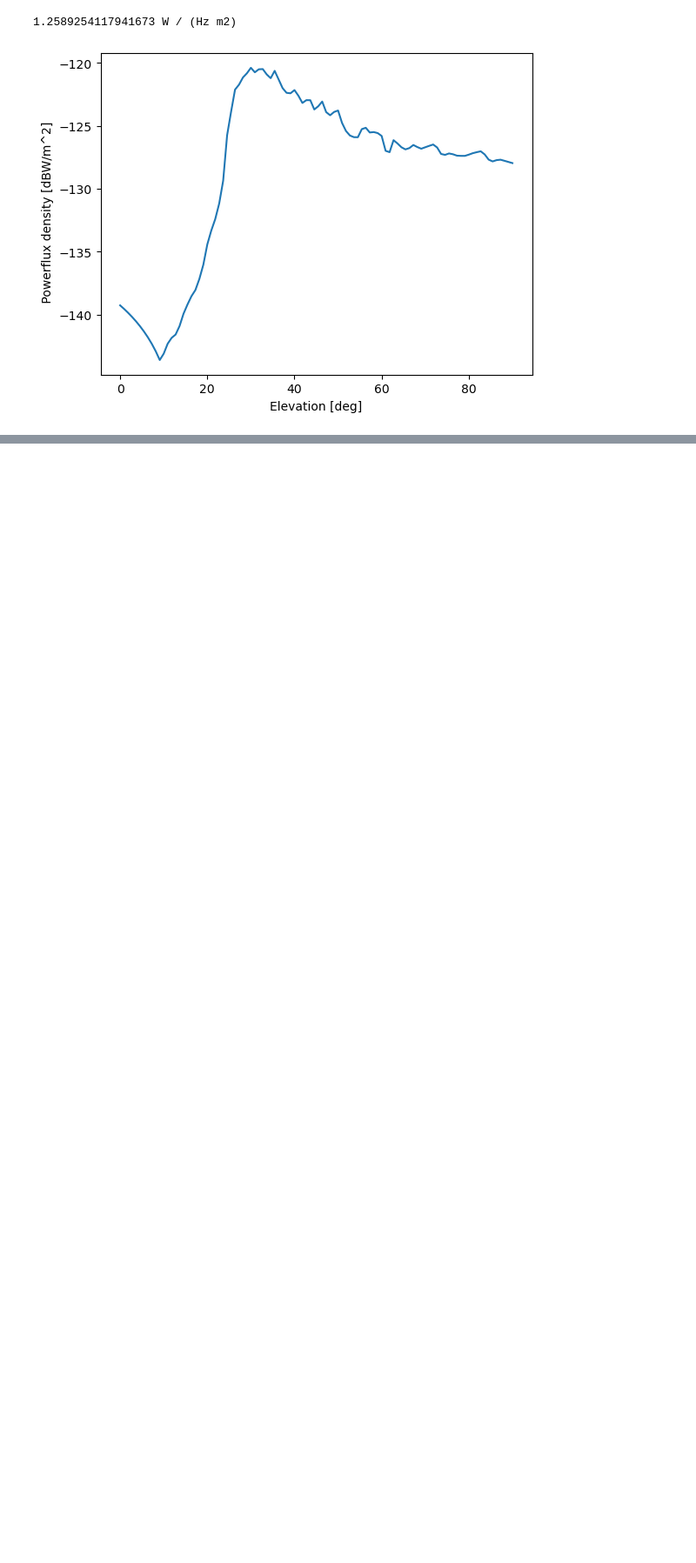
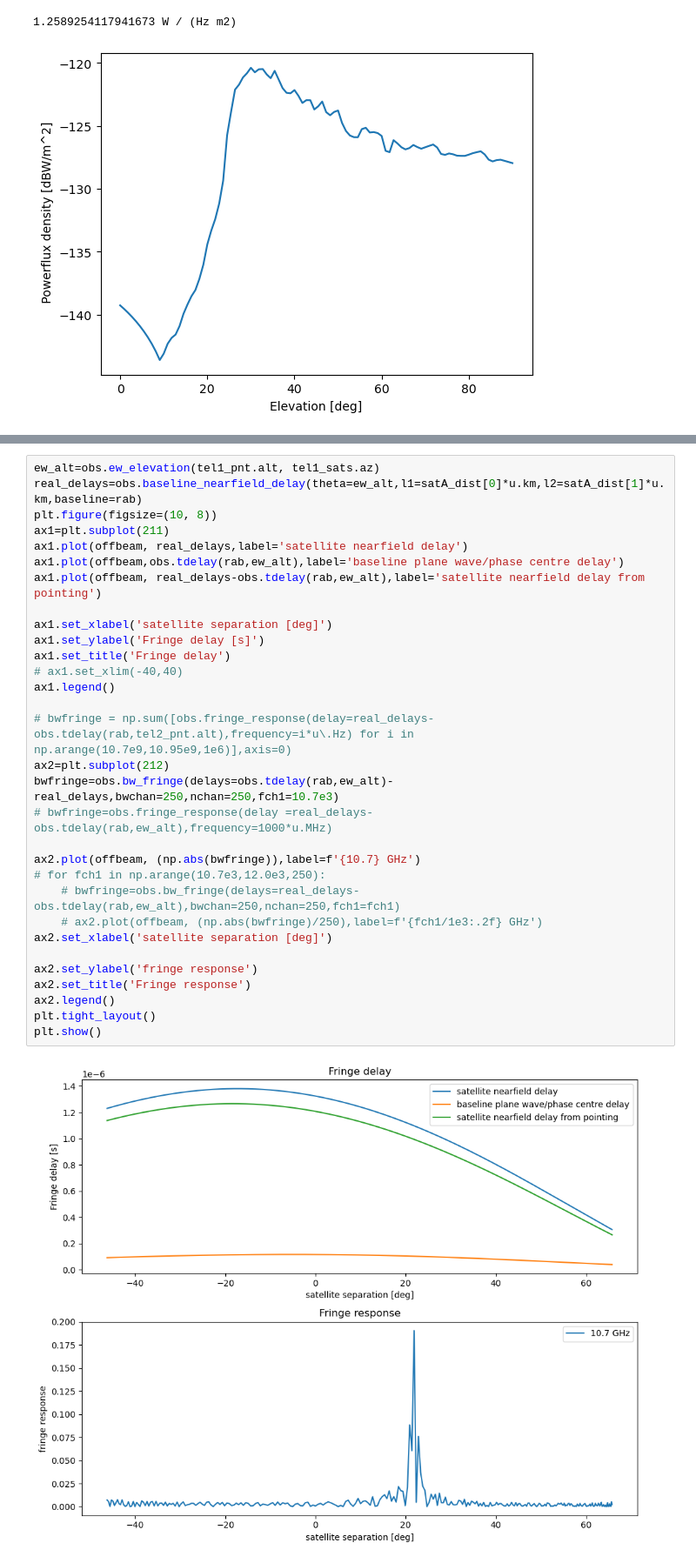
Before and after one commit to hqiu-nju/scepter, a Jupyter notebook: notebooks/fringe_simulation.ipynb, the cells around one changed output, grey strips where cells are left out. Shown: that part at 87% size. Drawn from its saved outputs; the diff is of its cells as text; blank space fills up the shorter version.

```diff
--- a/notebooks/fringe_simulation.ipynb
+++ b/notebooks/fringe_simulation.ipynb
@@ -126,0 +250,33 @@ test.load_propagation(nparray='starlink_500.npz')
+# %%
+ew_alt=obs.ew_elevation(tel1_pnt.alt, tel1_sats.az)
+real_delays=obs.baseline_nearfield_delay(theta=ew_alt,l1=satA_dist[0]*u.km,l2=satA_dist[1]*u.km,baseline=rab)
+plt.figure(figsize=(10, 8))
+ax1=plt.subplot(211)
+ax1.plot(offbeam, real_delays,label='satellite nearfield delay')
+ax1.plot(offbeam,obs.tdelay(rab,ew_alt),label='baseline plane wave/phase centre delay')
+ax1.plot(offbeam, real_delays-obs.tdelay(rab,ew_alt),label='satellite nearfield delay from pointing')
+
+ax1.set_xlabel('satellite separation [deg]')
+ax1.set_ylabel('Fringe delay [s]')
+ax1.set_title('Fringe delay')
+# ax1.set_xlim(-40,40)
+ax1.legend()
+
+# bwfringe = np.sum([obs.fringe_response(delay=real_delays-obs.tdelay(rab,tel2_pnt.alt),frequency=i*u\.Hz) for i in np.arange(10.7e9,10.95e9,1e6)],axis=0)
+ax2=plt.subplot(212)
+bwfringe=obs.bw_fringe(delays=obs.tdelay(rab,ew_alt)-real_delays,bwchan=250,nchan=250,fch1=10.7e3)
+# bwfringe=obs.fringe_response(delay =real_delays-obs.tdelay(rab,ew_alt),frequency=1000*u.MHz)
+
+ax2.plot(offbeam, (np.abs(bwfringe)),label=f'{10.7} GHz')
+# for fch1 in np.arange(10.7e3,12.0e3,250):
+    # bwfringe=obs.bw_fringe(delays=real_delays-obs.tdelay(rab,ew_alt),bwchan=250,nchan=250,fch1=fch1)
+    # ax2.plot(offbeam, (np.abs(bwfringe)/250),label=f'{fch1/1e3:.2f} GHz')
+ax2.set_xlabel('satellite separation [deg]')
+
+ax2.set_ylabel('fringe response')
+ax2.set_title('Fringe response')
+ax2.legend()
+plt.tight_layout()
+plt.show()
+# %% [output]
+[figure, added]
```
Also changed, not shown: parts of 12 cells of this notebook, 3 other files.
